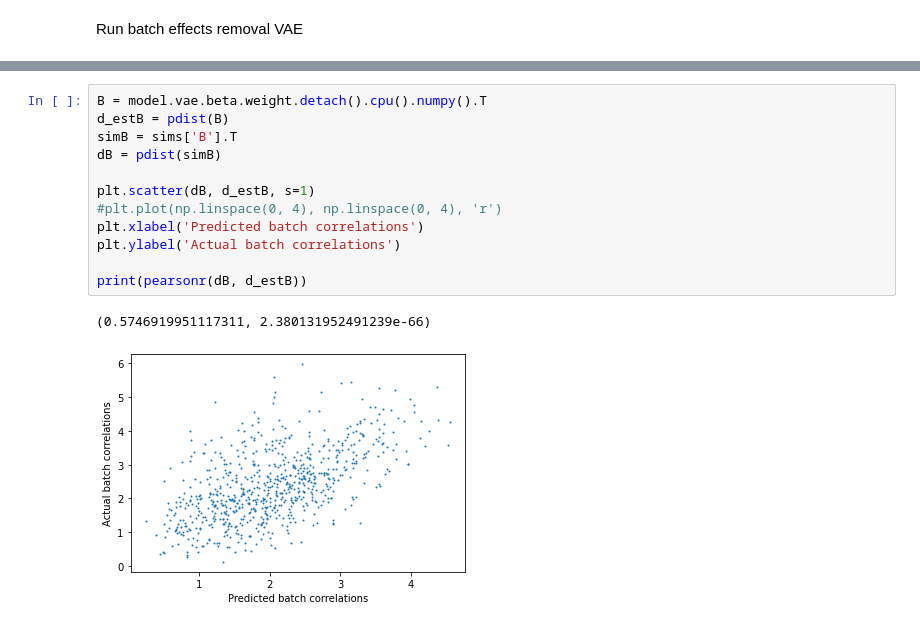
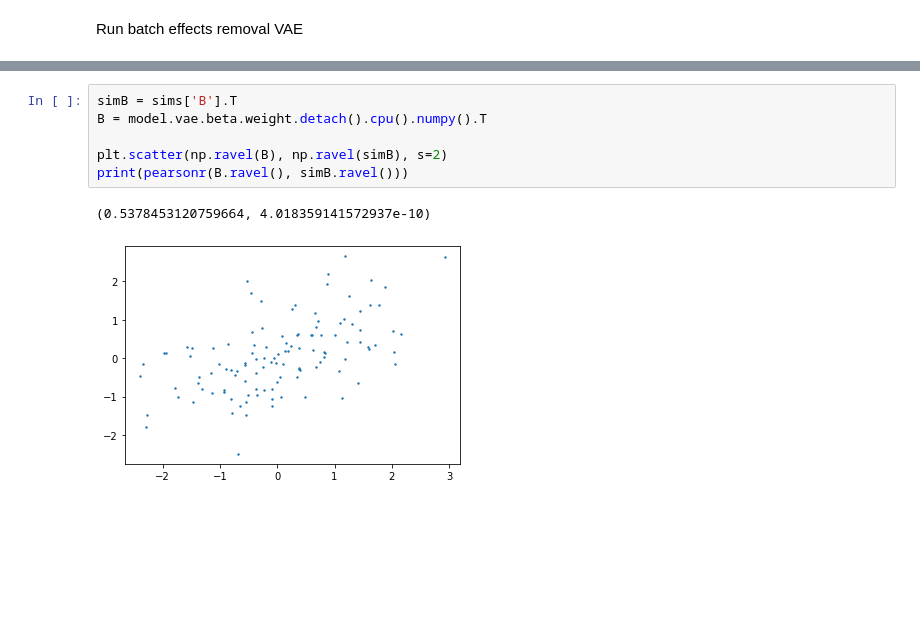
Before and after one commit to flatironinstitute/catvae, a Jupyter notebook: ipynb/vae-sim-batch-correction.ipynb, the cells around one changed output, grey strips where cells are left out. Drawn from its saved outputs; the diff is of its cells as text; blank space fills up the shorter version.

```diff
--- a/ipynb/vae-sim-batch-correction.ipynb
+++ b/ipynb/vae-sim-batch-correction.ipynb
@@ -142,15 +144,9 @@ print(pearsonr(dz, dsimz))
-# %%
-B = model.vae.beta.weight.detach().cpu().numpy().T
-d_estB = pdist(B)
-simB = sims['B'].T
-dB = pdist(simB)
-
-plt.scatter(dB, d_estB, s=1)
-#plt.plot(np.linspace(0, 4), np.linspace(0, 4), 'r')
-plt.xlabel('Predicted batch correlations')
-plt.ylabel('Actual batch correlations')
-
-print(pearsonr(dB, d_estB))
-# %% [output]
-(0.5746919951117311, 2.380131952491239e-66)
-[figure, removed]
+# %%
+simB = sims['B'].T
+B = model.vae.beta.weight.detach().cpu().numpy().T
+
+plt.scatter(np.ravel(B), np.ravel(simB), s=2)
+print(pearsonr(B.ravel(), simB.ravel()))
+# %% [output]
+(0.5378453120759664, 4.018359141572937e-10)
+[figure, added]
```
Also changed, not shown: parts of 7 cells of this notebook, 3 other files.
